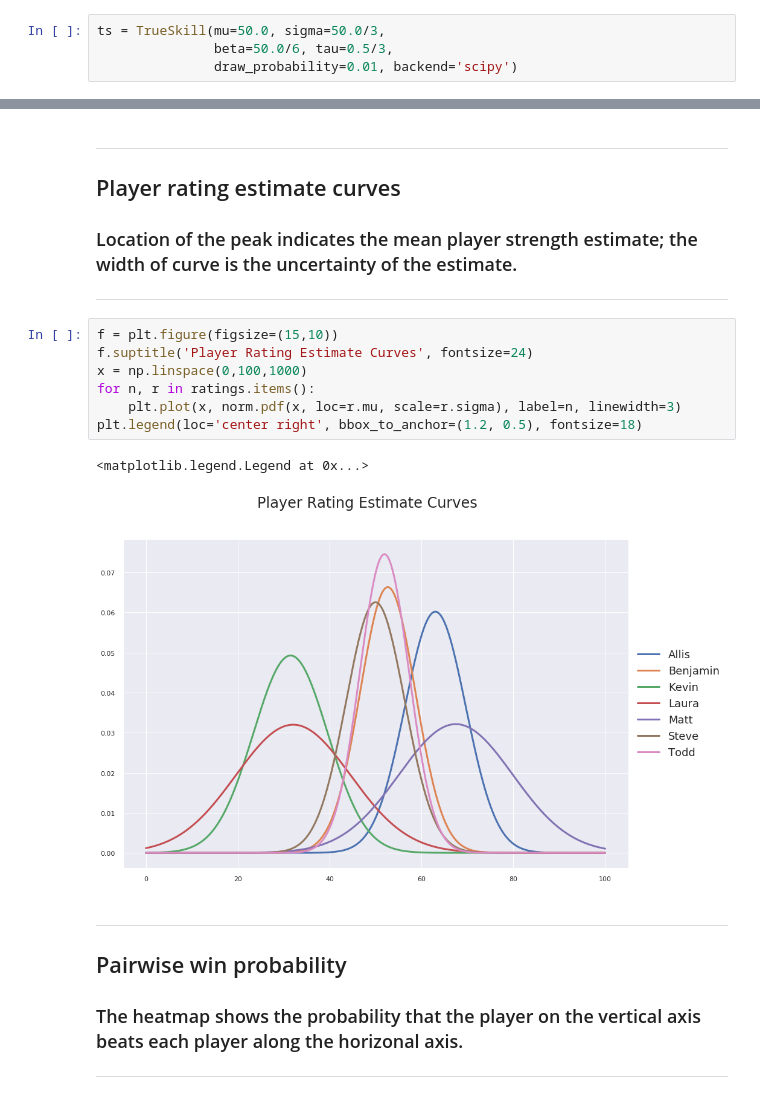
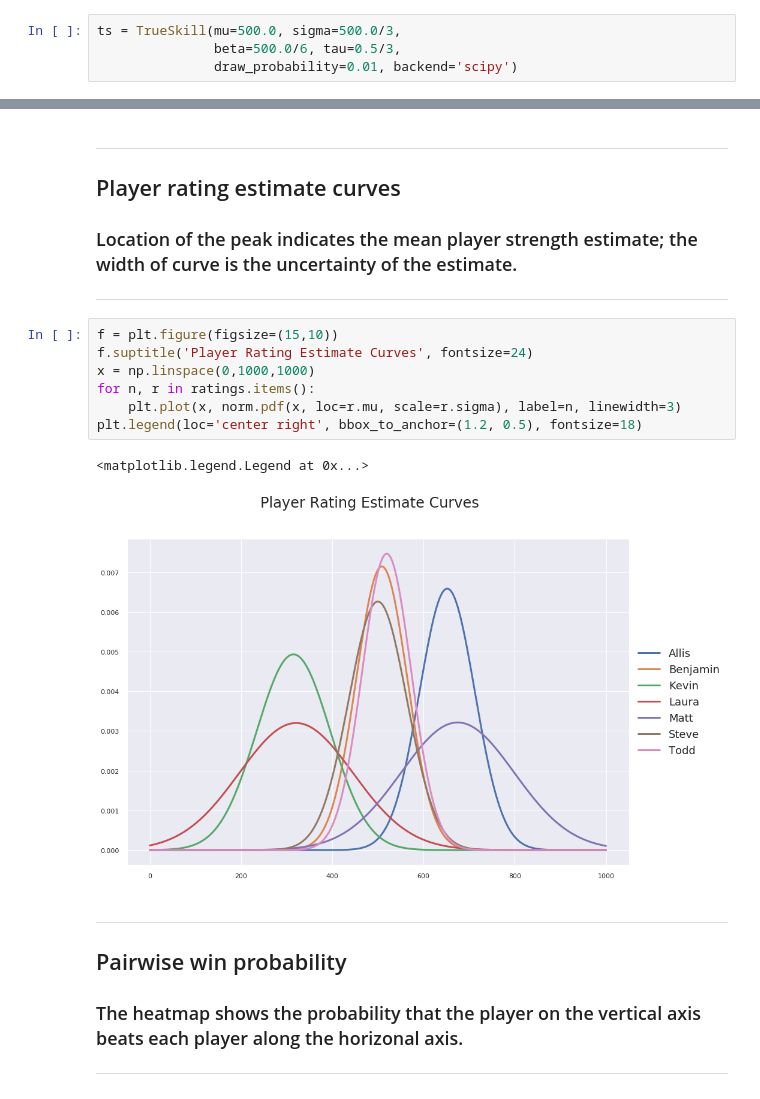
Before and after one commit to ThePlaidMentat/warrank, a Jupyter notebook: RedRankTrueSkill.ipynb, the cells around one changed output, grey strips where cells are left out. Drawn from its saved outputs; the diff is of its cells as text.

```diff
--- a/RedRankTrueSkill.ipynb
+++ b/RedRankTrueSkill.ipynb
@@ -79,8 +81,8 @@ import seaborn as sns; sns.set()
 
 from trueskill import TrueSkill
 # %%
-ts = TrueSkill(mu=50.0, sigma=50.0/3,
-               beta=50.0/6, tau=0.5/3,
+ts = TrueSkill(mu=500.0, sigma=500.0/3,
+               beta=500.0/6, tau=0.5/3,
                draw_probability=0.01, backend='scipy')
 # %%
 initial_ratings = {n: ts.create_rating() for n in games.columns}
@@ -120,13 +124,13 @@ ordinal_ratings.sort_values(by='Rating', ascending=False)
 # %%
 f = plt.figure(figsize=(15,10))
 f.suptitle('Player Rating Estimate Curves', fontsize=24)
-x = np.linspace(0,100,1000)
+x = np.linspace(0,1000,1000)
 for n, r in ratings.items():
     plt.plot(x, norm.pdf(x, loc=r.mu, scale=r.sigma), label=n, linewidth=3)
 plt.legend(loc='center right', bbox_to_anchor=(1.2, 0.5), fontsize=18)
 # %% [output]
 <matplotlib.legend.Legend at 0x...>
-[figure, old version]
+[figure, new version]
 # %% [markdown]
 ---
 ## Pairwise win probability
```
Also changed, not shown: parts of 3 cells of this notebook.
